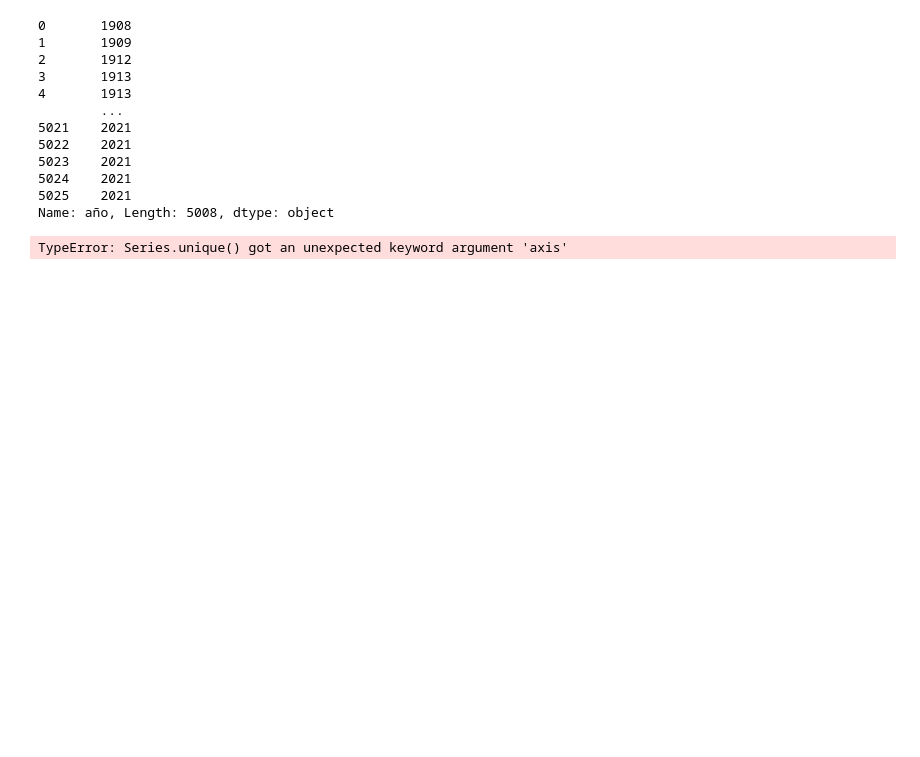
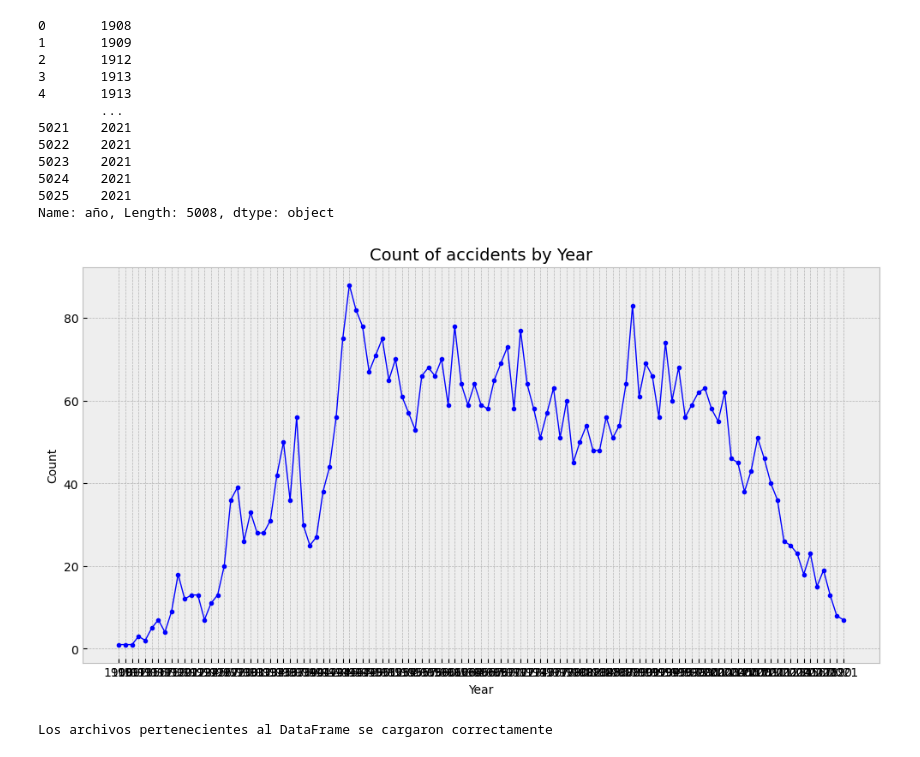
Before and after one commit to Matias-Harper/PI3-Data-Analyst-Matias-Naranjo-Harper, a Jupyter notebook: 3_Analisis.ipynb, the cells around one changed output. Saved outputs shown, nothing was run; the diff lists cells and outputs as text; code cells hidden in the pictures; blank space fills up the shorter version.

```diff
--- a/3_Analisis.ipynb
+++ b/3_Analisis.ipynb
@@ -27,3 +27,5 @@ Index(['Unnamed: 0', 'fecha', 'Hora', 'Ruta Accidente', 'Ruta vuelo', 'origen',
 Data2 = Data[(Data["Unnamed: 0"].apply(lambda x: x.isalnum()))]
 # %%
 Data3 = Data2[(Data2["fecha"].apply(lambda x: str(x).find("-")!= -1))]
+# %%
+Data3["Hora"]=pd.to_datetime(Data3["Hora"])
@@ -75,17 +83,16 @@ Name: año, Length: 5008, dtype: object
 # %%
 import matplotlib.ticker as ticker
 # %%
-Temp = Data3.groupby(Data3["año"].unique())[['fecha']].count() #Temp is going to be temporary data frame
+Temp = Data3.groupby(Data3["año"])[['fecha']].count() #Temp is going to be temporary data frame
 Temp = Temp.rename(columns={"fecha": "Count"})
-
 
 plt.figure(figsize=(12,6))
 plt.style.use('bmh')
-plt.plot(Temp.index, 'Count', data=Temp, color='blue', marker = ".", linewidth=1,)
+plt.plot(Temp.index, 'Count', data=Temp, color='blue', marker = ".", linewidth=1)
 plt.xlabel('Year', fontsize=10)
 plt.ylabel('Count', fontsize=10)
 plt.title('Count of accidents by Year', loc='Center', fontsize=14)
 plt.grid(True)
 plt.show()
 # %% [output]
-TypeError: Series.unique() got an unexpected keyword argument 'axis'
+[figure, added]
@@ -91,0 +102,9 @@ TypeError: Series.unique() got an unexpected keyword argument 'axis'
+# %%
+import pymysql
+from sqlalchemy import create_engine
+cadena_conexion = "mysql+pymysql://root:SQL17Agosto1994@localhost:3306/AccidentesAviones"
+conexion = create_engine(cadena_conexion)
+Data3.to_sql(name='Data3', con = conexion, if_exists= "replace", index=True)
+print("Los archivos pertenecientes al DataFrame se cargaron correctamente")
+# %% [output]
+Los archivos pertenecientes al DataFrame se cargaron correctamente
```
Also changed, not shown: parts of 2 cells of this notebook.
